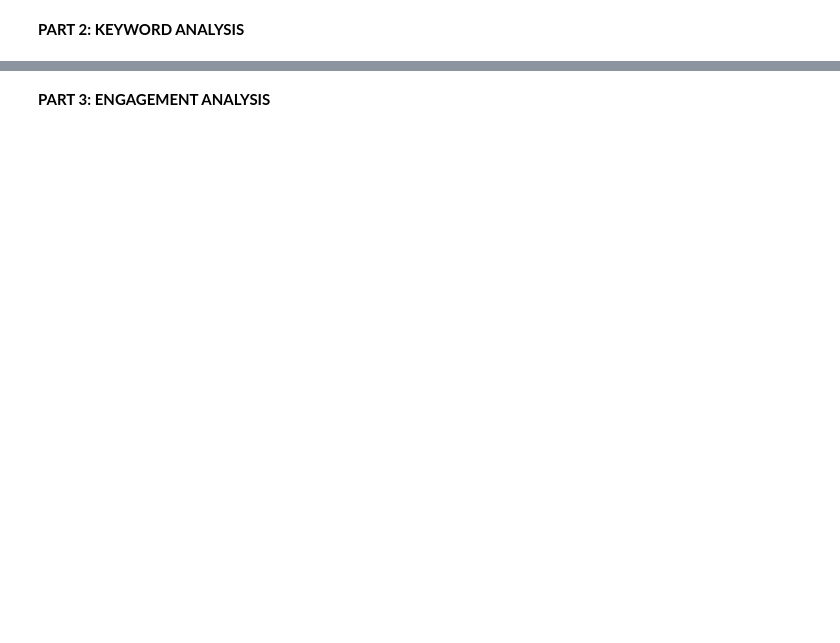
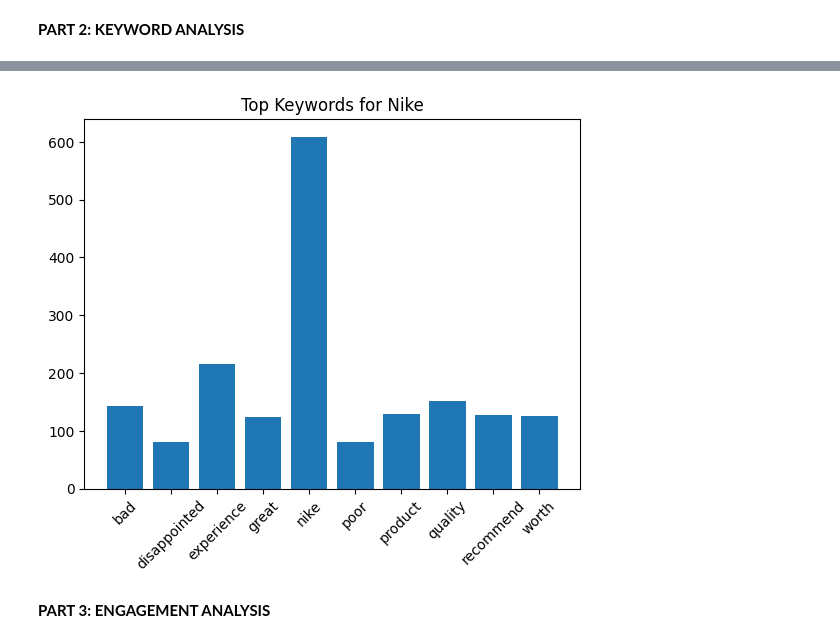
Before and after one commit to prateekhemchandani/SMA-S8, a Jupyter notebook: Experiment 8/exp8.ipynb, the cells around one changed output, grey strips where cells are left out. Cells and saved outputs as stored; diff of their text form; code cells hidden in the pictures; blank space fills up the shorter version.

```diff
--- a/Experiment 8/exp8.ipynb
+++ b/Experiment 8/exp8.ipynb
@@ -61,8 +98,11 @@ print(cv.get_feature_names_out())
 # %%
-word_counts.head(10).plot(kind='bar')
-
+counts = X.toarray().sum(axis=0)
+plt.bar(cv.get_feature_names_out(), counts)
+plt.xticks(rotation=45)
 plt.title("Top Keywords for Nike")
 plt.show()
+# %% [output]
+[figure, added]
 # %% [markdown]
 **PART 3: ENGAGEMENT ANALYSIS**
 # %%
```
Also changed, not shown: parts of 7 cells of this notebook, 1 other file.
